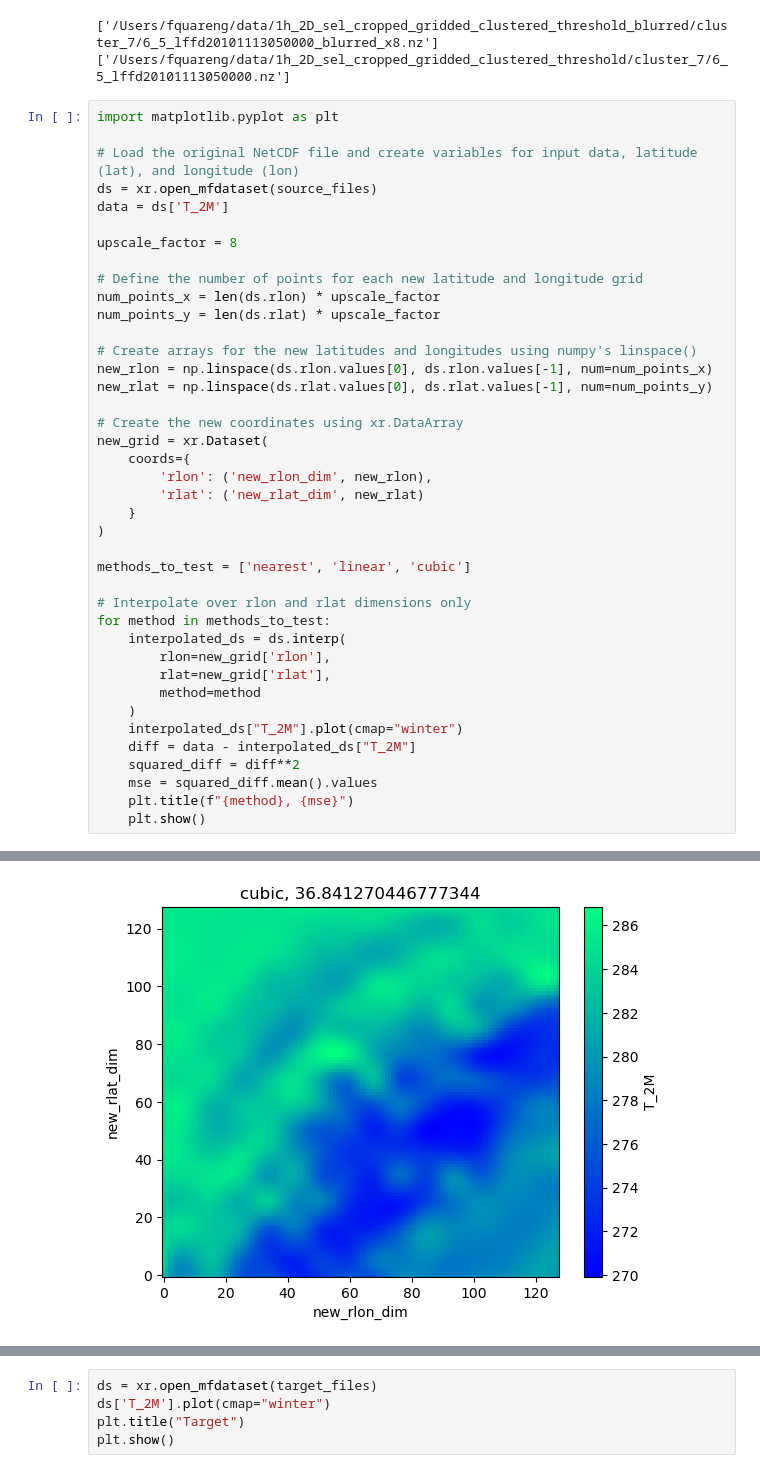
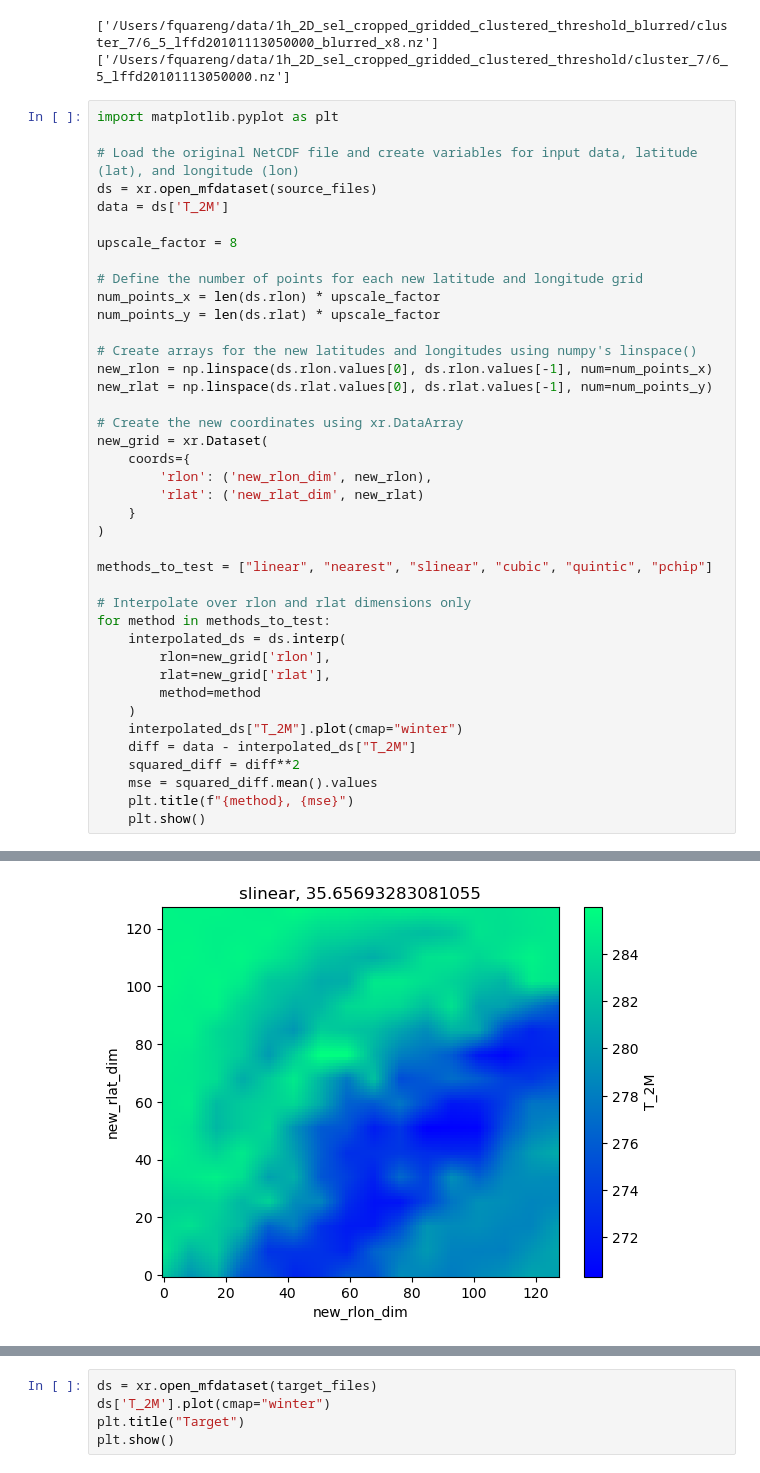
Before and after one commit to fquaren/AdaptationSandbox, a Jupyter notebook: notebooks/interpolate.ipynb, the cells around one changed output, grey strips where cells are left out. Saved outputs shown, nothing was run; the diff lists cells and outputs as text.

```diff
--- a/notebooks/interpolate.ipynb
+++ b/notebooks/interpolate.ipynb
@@ -43,7 +43,7 @@ new_grid = xr.Dataset(
     }
 )
 
-methods_to_test = ['nearest', 'linear', 'cubic']
+methods_to_test = ["linear", "nearest", "slinear", "cubic", "quintic", "pchip"]
 
 # Interpolate over rlon and rlat dimensions only
 for method in methods_to_test:
@@ -64 +64 @@ for method in methods_to_test:
-[figure, old version]
+[figure, new version]
```
Also changed, not shown: parts of 2 cells of this notebook, 2 other files.
